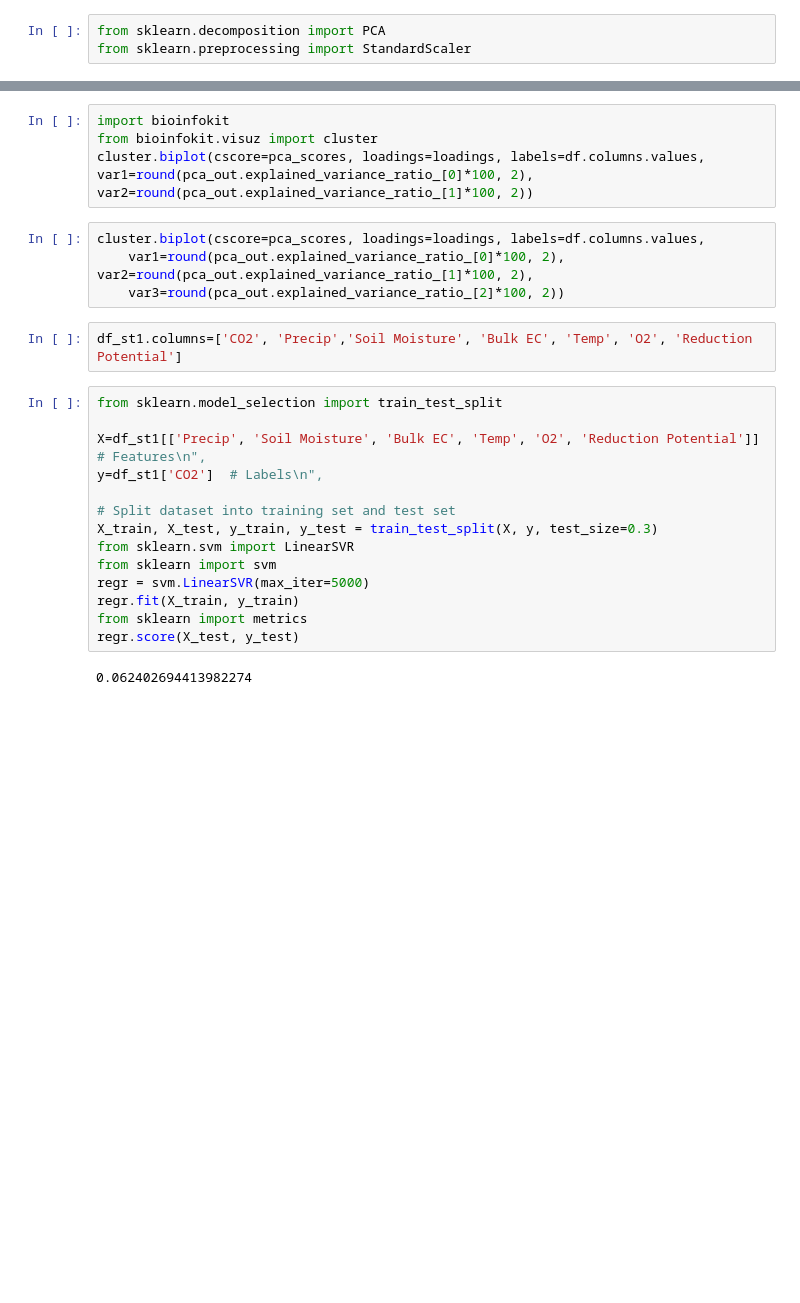
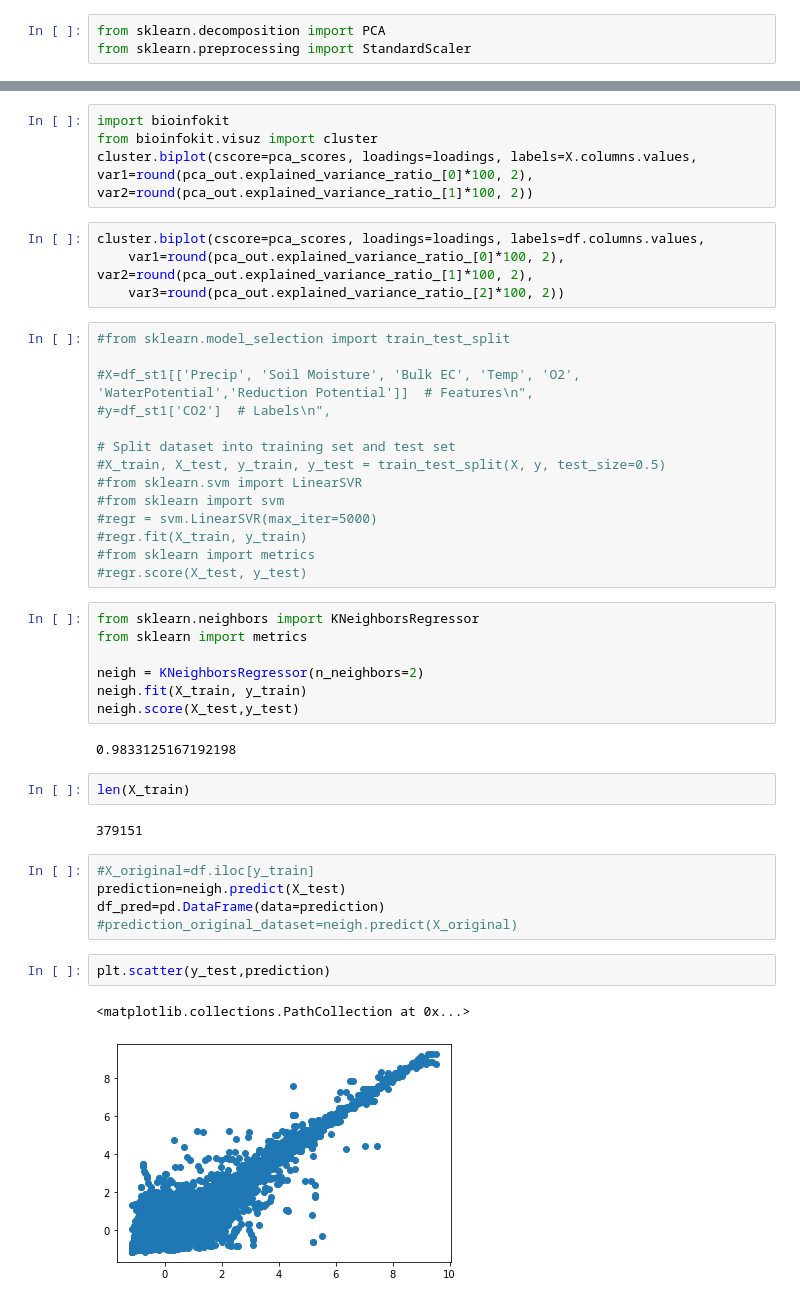
Before and after one commit to mberghouse/CO2-Data, a Jupyter notebook: python_processing/eda/MergeProcessedData.ipynb, the cells around one changed output, grey strips where cells are left out. Cells and saved outputs as stored; diff of their text form; blank space fills up the shorter version.

```diff
--- a/python_processing/eda/MergeProcessedData.ipynb
+++ b/python_processing/eda/MergeProcessedData.ipynb
@@ -189,27 +1070,46 @@ pca_scores = PCA().fit_transform(df_st1)
 # %%
 import bioinfokit
 from bioinfokit.visuz import cluster
-cluster.biplot(cscore=pca_scores, loadings=loadings, labels=df.columns.values, var1=round(pca_out.explained_variance_ratio_[0]*100, 2),
+cluster.biplot(cscore=pca_scores, loadings=loadings, labels=X.columns.values, var1=round(pca_out.explained_variance_ratio_[0]*100, 2),
 var2=round(pca_out.explained_variance_ratio_[1]*100, 2))
 # %%
 cluster.biplot(cscore=pca_scores, loadings=loadings, labels=df.columns.values,
     var1=round(pca_out.explained_variance_ratio_[0]*100, 2), var2=round(pca_out.explained_variance_ratio_[1]*100, 2),
     var3=round(pca_out.explained_variance_ratio_[2]*100, 2))
-# %%
-df_st1.columns=['CO2', 'Precip','Soil Moisture', 'Bulk EC', 'Temp', 'O2', 'Reduction Potential']
 # %%
-from sklearn.model_selection import train_test_split
+#from sklearn.model_selection import train_test_split
 
-X=df_st1[['Precip', 'Soil Moisture', 'Bulk EC', 'Temp', 'O2', 'Reduction Potential']]  # Features\n",
-y=df_st1['CO2']  # Labels\n",
+#X=df_st1[['Precip', 'Soil Moisture', 'Bulk EC', 'Temp', 'O2', 'WaterPotential','Reduction Potential']]  # Features\n",
+#y=df_st1['CO2']  # Labels\n",
 
 # Split dataset into training set and test set
-X_train, X_test, y_train, y_test = train_test_split(X, y, test_size=0.3)
-from sklearn.svm import LinearSVR
-from sklearn import svm
-regr = svm.LinearSVR(max_iter=5000)
-regr.fit(X_train, y_train)
-from sklearn import metrics
-regr.score(X_test, y_test)
+#X_train, X_test, y_train, y_test = train_test_split(X, y, test_size=0.5)
+#from sklearn.svm import LinearSVR
+#from sklearn import svm
+#regr = svm.LinearSVR(max_iter=5000)
+#regr.fit(X_train, y_train)
+#from sklearn import metrics
+#regr.score(X_test, y_test)
-# %% [output]
-0.062402694413982274
+# %%
+from sklearn.neighbors import KNeighborsRegressor
+from sklearn import metrics
+
+neigh = KNeighborsRegressor(n_neighbors=2)
+neigh.fit(X_train, y_train)
+neigh.score(X_test,y_test)
+# %% [output]
+0.9833125167192198
+# %%
+len(X_train)
+# %% [output]
+379151
+# %%
+#X_original=df.iloc[y_train]
+prediction=neigh.predict(X_test)
+df_pred=pd.DataFrame(data=prediction)
+#prediction_original_dataset=neigh.predict(X_original)
+# %%
+plt.scatter(y_test,prediction)
+# %% [output]
+<matplotlib.collections.PathCollection at 0x...>
+[figure, added]
```
Also changed, not shown: parts of 24 cells of this notebook, 3 other files.
